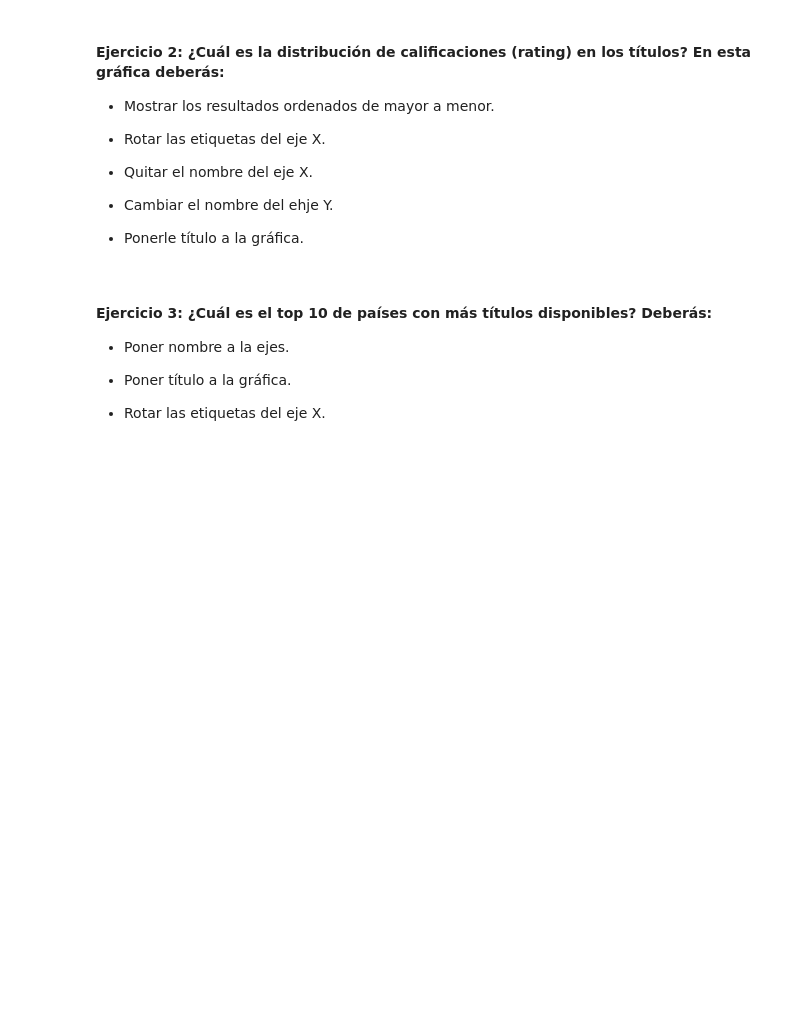
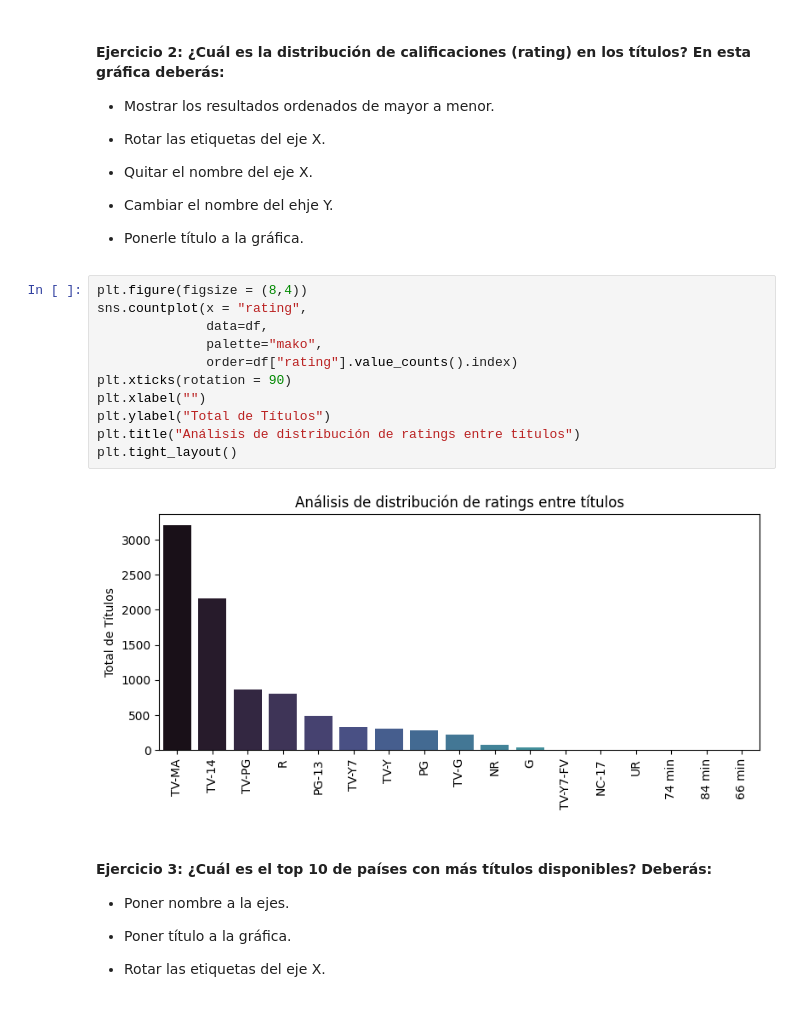
Before and after one commit to apelsito/laboratorio-modulo2-leccion04-visualizacion, a Jupyter notebook: laboratorio-modulo2-leccion04-visualizacion.ipynb, the cells around one changed output. Cells and saved outputs as stored; diff of their text form; blank space fills up the shorter version.

```diff
--- a/laboratorio-modulo2-leccion04-visualizacion.ipynb
+++ b/laboratorio-modulo2-leccion04-visualizacion.ipynb
@@ -60,6 +68,19 @@ plt.tight_layout()
 - Cambiar el nombre del ehje Y.
 
 - Ponerle título a la gráfica.
+# %%
+plt.figure(figsize = (8,4))
+sns.countplot(x = "rating",
+              data=df,
+              palette="mako",
+              order=df["rating"].value_counts().index)
+plt.xticks(rotation = 90)
+plt.xlabel("")
+plt.ylabel("Total de Títulos")
+plt.title("Análisis de distribución de ratings entre títulos")
+plt.tight_layout()
+# %% [output]
+[figure, added]
 # %% [markdown]
 #### Ejercicio 3: ¿Cuál es el top 10 de países con más títulos disponibles? Deberás:
 
```
Also changed, not shown: parts of 5 cells of this notebook.
